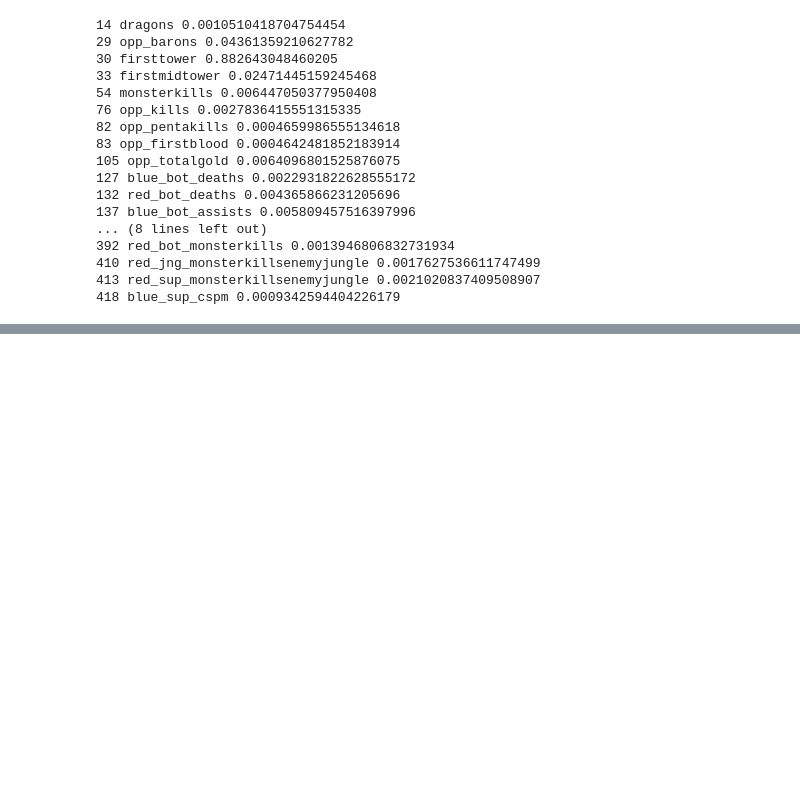
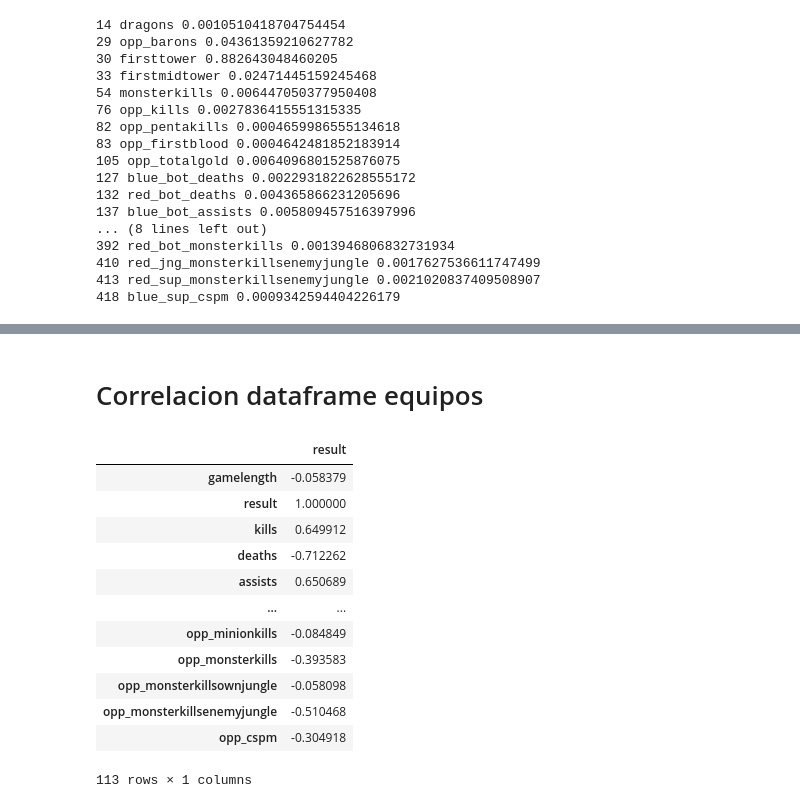
Before and after one commit to ktsb3/league-of-legends-data-analysis-and-prediction-model, a Jupyter notebook: team_only_prediction.ipynb, the cells around one changed output, grey strips where cells are left out. Cells and saved outputs as stored; diff of their text form; code cells hidden in the pictures; blank space fills up the shorter version.

```diff
--- a/team_only_prediction.ipynb
+++ b/team_only_prediction.ipynb
@@ -261,0 +612,5 @@ for i in indexes:
+# %% [markdown]
+# Correlacion dataframe equipos
+# %%
+df_teams = pd.read_csv('teams_df_final.csv')
+df = pd.read_csv('complete_df.csv')
@@ -261,0 +623,16 @@ for i in indexes:
+# %%
+df_result
+# %% [output]
+|  | result |
+| gamelength | -0.058379 |
+| result | 1.000000 |
+| kills | 0.649912 |
+| deaths | -0.712262 |
+| assists | 0.650689 |
+| ... | ... |
+| opp_minionkills | -0.084849 |
+| opp_monsterkills | -0.393583 |
+| opp_monsterkillsownjungle | -0.058098 |
+| opp_monsterkillsenemyjungle | -0.510468 |
+| opp_cspm | -0.304918 |
+113 rows × 1 columns
```
Also changed, not shown: parts of 132 cells of this notebook.
